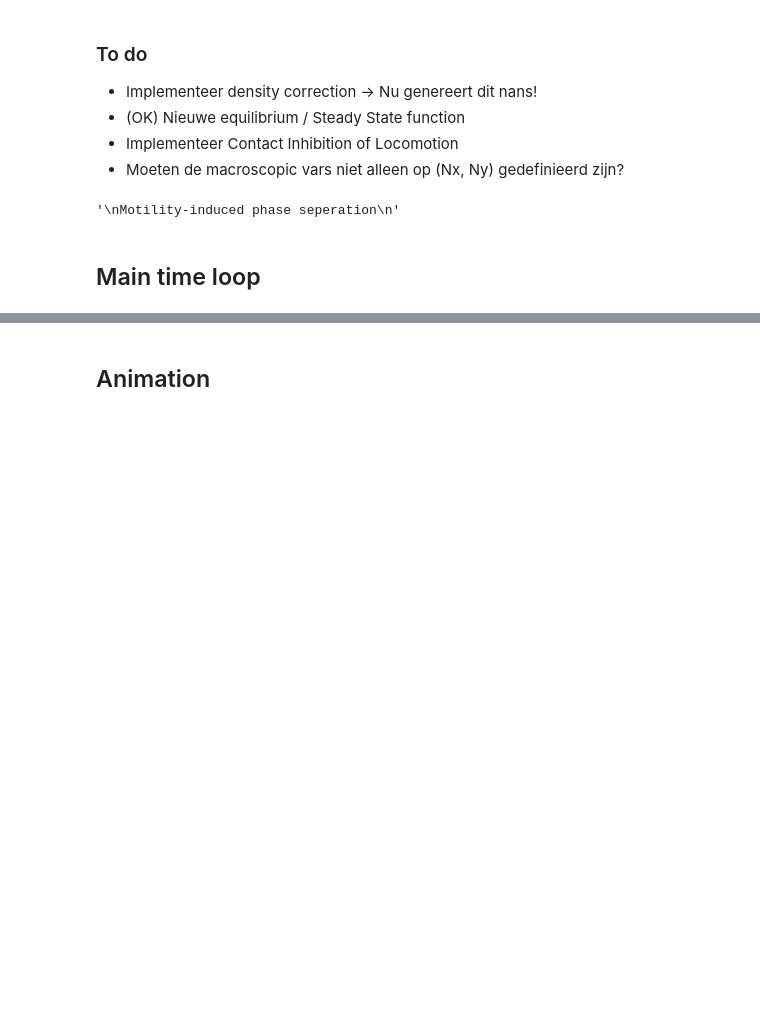
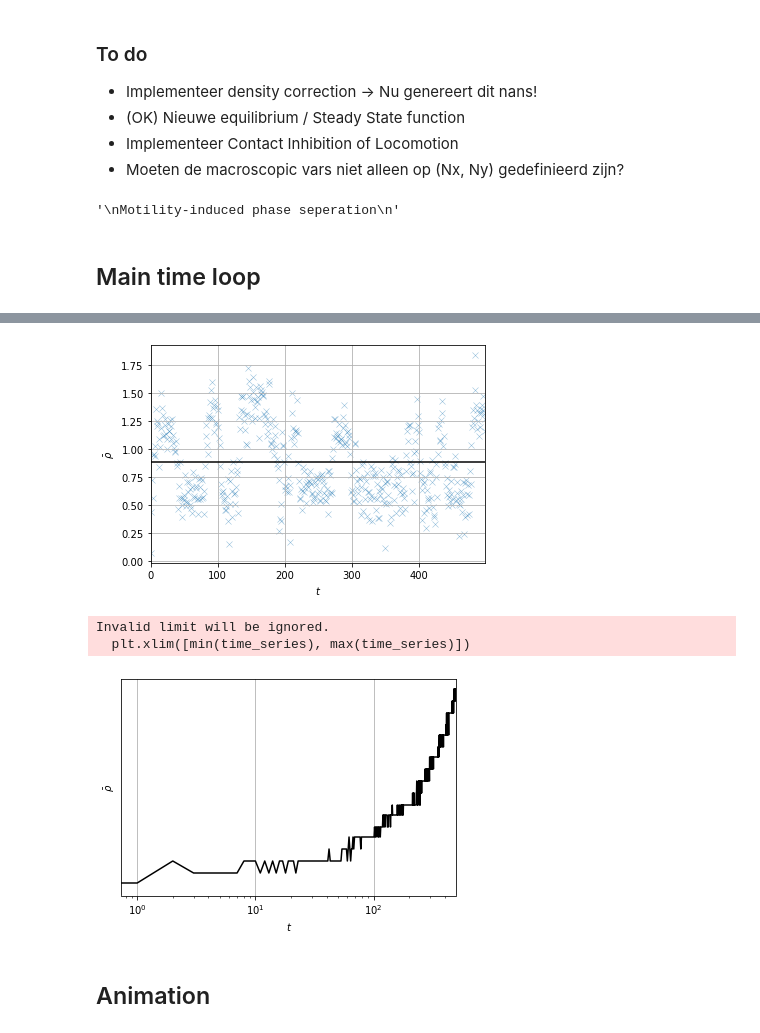
Before and after one commit to Stanvk/Active-Fluids-in-LBM, a Jupyter notebook: Final_ACPFD_assignment.ipynb, the cells around one changed output, grey strips where cells are left out. Cells and saved outputs as stored; diff of their text form; code cells hidden in the pictures; blank space fills up the shorter version.

```diff
--- a/Final_ACPFD_assignment.ipynb
+++ b/Final_ACPFD_assignment.ipynb
@@ -376,4 +405,34 @@ Time series
 '\nTime series\n'
+# %%
+"""
+Calculate and plot mean density
+"""
+rho_mean_history = np.mean(rho_history, axis=(1,2))
+time_series = range(0,time_steps)
+plt.plot(time_series,rho_mean_history, color='black')
+plt.scatter(time_series, rho_history[:,int(Nx/2),int(Ny/2)], alpha=0.5, marker='x', linewidths=0.5)
+plt.ylabel(r'$\bar{\rho}$')
+plt.xlabel(r'$t$')
+plt.grid()
+plt.xlim([min(time_series), max(time_series)])
+plt.show()
+
+"""
+Calculate and plot mean density
+"""
+rho_mean_history = np.mean(rho_history, axis=(1,2))
+time_series = range(0,time_steps)
+plt.loglog(time_series,rho_mean_history, color='black')
+plt.ylabel(r'$\bar{\rho}$')
+plt.xlabel(r'$t$')
+plt.grid()
+plt.xlim([min(time_series), max(time_series)])
+plt.show()
+# %% [output]
+[figure, added]
+Invalid limit will be ignored.
+  plt.xlim([min(time_series), max(time_series)])
+[figure, added]
 # %% [markdown]
 ## Animation
 # %%
```
Also changed, not shown: parts of 8 cells of this notebook, 1 other file.
